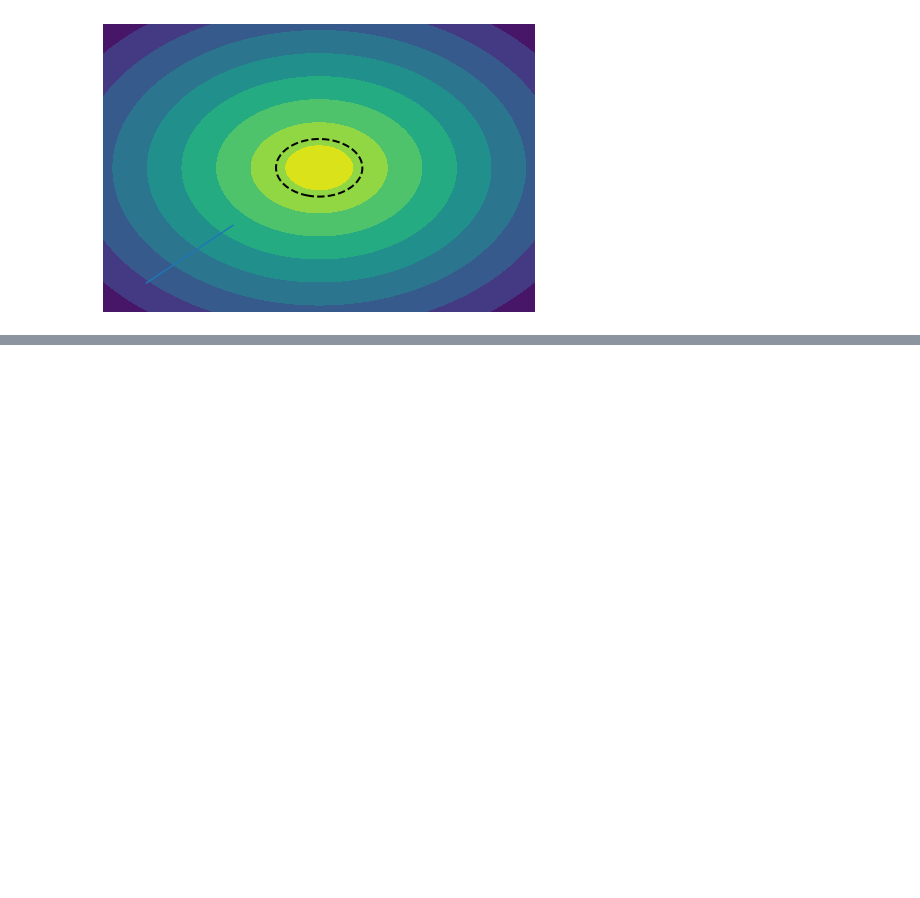
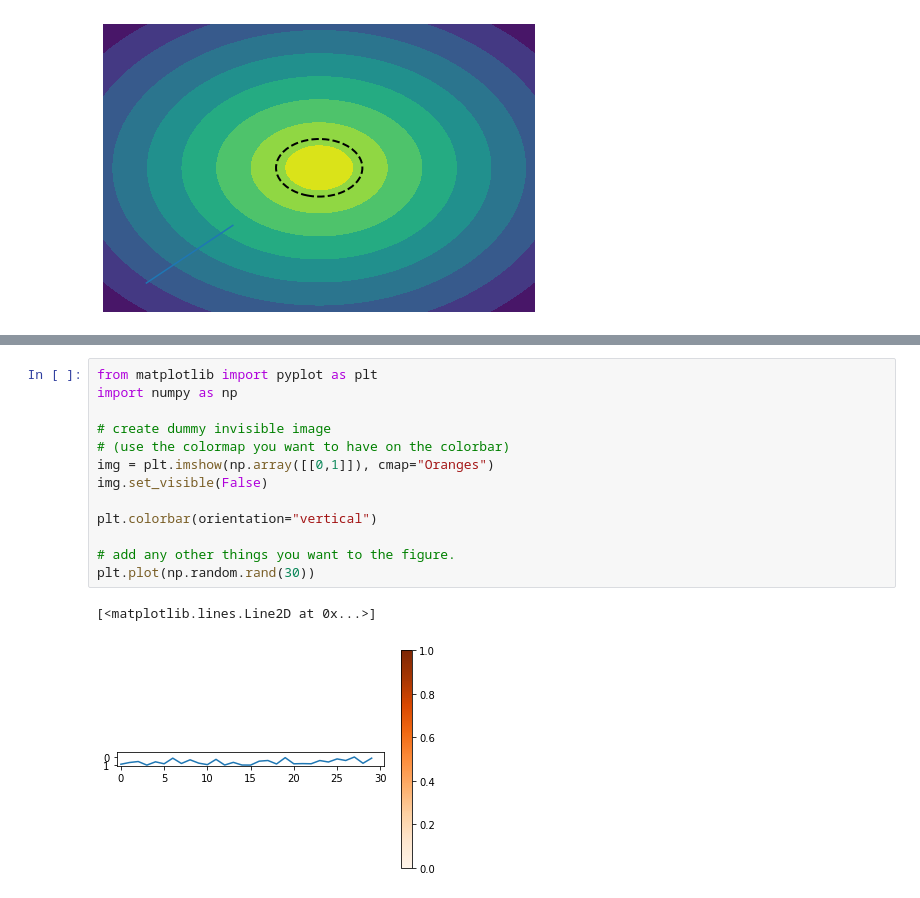
Before and after one commit to scikit-optimize/scikit-optimize, a Jupyter notebook: draw area.ipynb, the cells around one changed output, grey strips where cells are left out. Drawn from its saved outputs; the diff is of its cells as text; blank space fills up the shorter version.

```diff
--- a/draw area.ipynb
+++ b/draw area.ipynb
@@ -62,0 +129,16 @@ fig.canvas.draw()
+# %%
+from matplotlib import pyplot as plt
+import numpy as np
+
+# create dummy invisible image
+# (use the colormap you want to have on the colorbar)
+img = plt.imshow(np.array([[0,1]]), cmap="Oranges")
+img.set_visible(False)
+
+plt.colorbar(orientation="vertical")
+
+# add any other things you want to the figure.
+plt.plot(np.random.rand(30))
+# %% [output]
+[<matplotlib.lines.Line2D at 0x...>]
+[figure, added]
```
Also changed, not shown: parts of 11 cells of this notebook, 1 other file.
